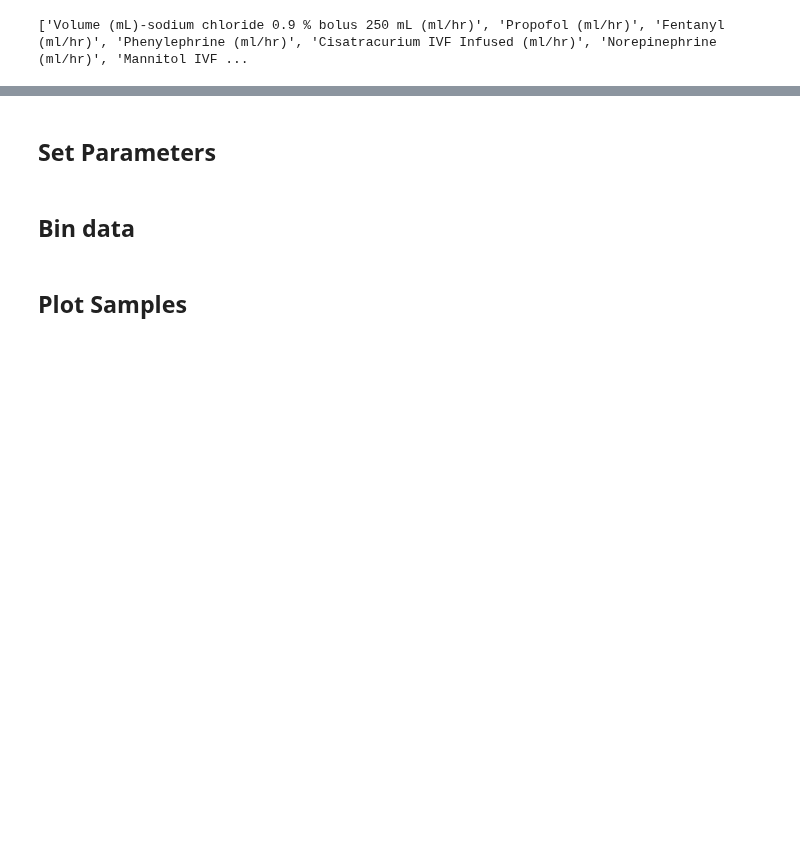
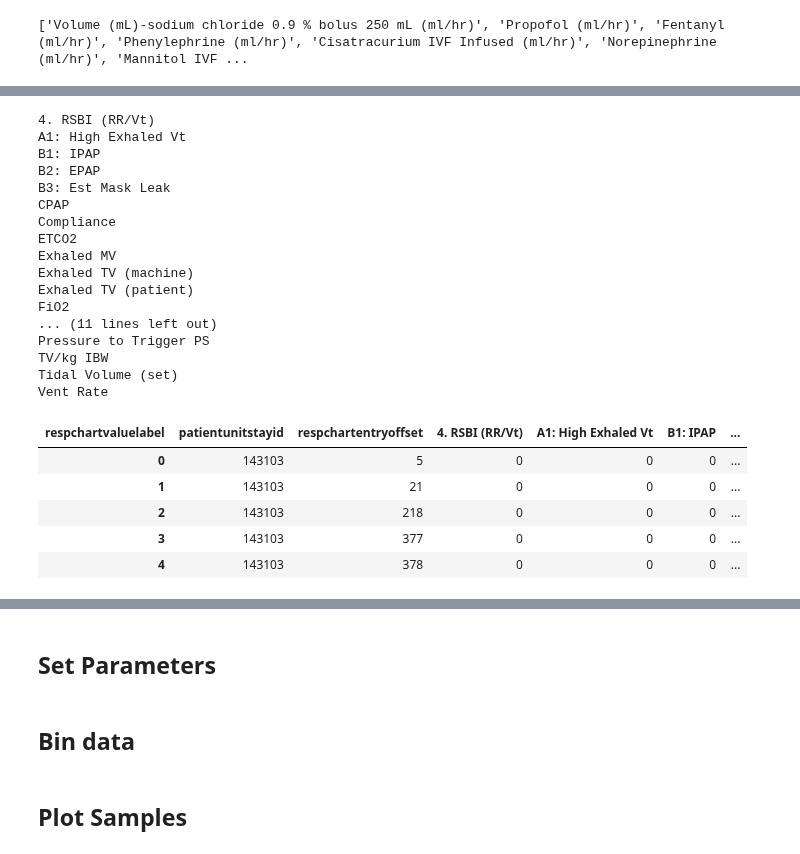
Before and after one commit to adit98/tbi, a Jupyter notebook: notebooks/GCS_Modeling_JB.ipynb, the cells around one changed output, grey strips where cells are left out. Cells and saved outputs as stored; diff of their text form; code cells hidden in the pictures; blank space fills up the shorter version.

```diff
--- a/notebooks/GCS_Modeling_JB.ipynb
+++ b/notebooks/GCS_Modeling_JB.ipynb
@@ -422,0 +620,34 @@ plt.show()
+# %%
+resp_data_indicator = resp_data.fillna(0)
+for col in resp_data_indicator.columns:
+    if col != 'patientunitstayid' and col != 'respchartentryoffset':
+        print(col)
+        data = list(resp_data_indicator[col])
+        data = [1 if data[i] != 0 else 0 for i in range(len(data))]
+        resp_data_indicator[col] = data
+
+resp_data_indicator.head()
+# %% [output]
+4. RSBI (RR/Vt)
+A1: High Exhaled Vt
+B1: IPAP
+B2: EPAP
+B3: Est Mask Leak
+CPAP
+Compliance
+ETCO2
+Exhaled MV
+Exhaled TV (machine)
+Exhaled TV (patient)
+FiO2
+... (11 lines left out)
+Pressure to Trigger PS
+TV/kg IBW
+Tidal Volume (set)
+Vent Rate
+| respchartvaluelabel | patientunitstayid | respchartentryoffset | 4. RSBI (RR/Vt) | A1: High Exhaled Vt | B1: IPAP | ... |
+| 0 | 143103 | 5 | 0 | 0 | 0 | ... |
+| 1 | 143103 | 21 | 0 | 0 | 0 | ... |
+| 2 | 143103 | 218 | 0 | 0 | 0 | ... |
+| 3 | 143103 | 377 | 0 | 0 | 0 | ... |
+| 4 | 143103 | 378 | 0 | 0 | 0 | ... |
```
Also changed, not shown: parts of 16 cells of this notebook, 2 other files.
